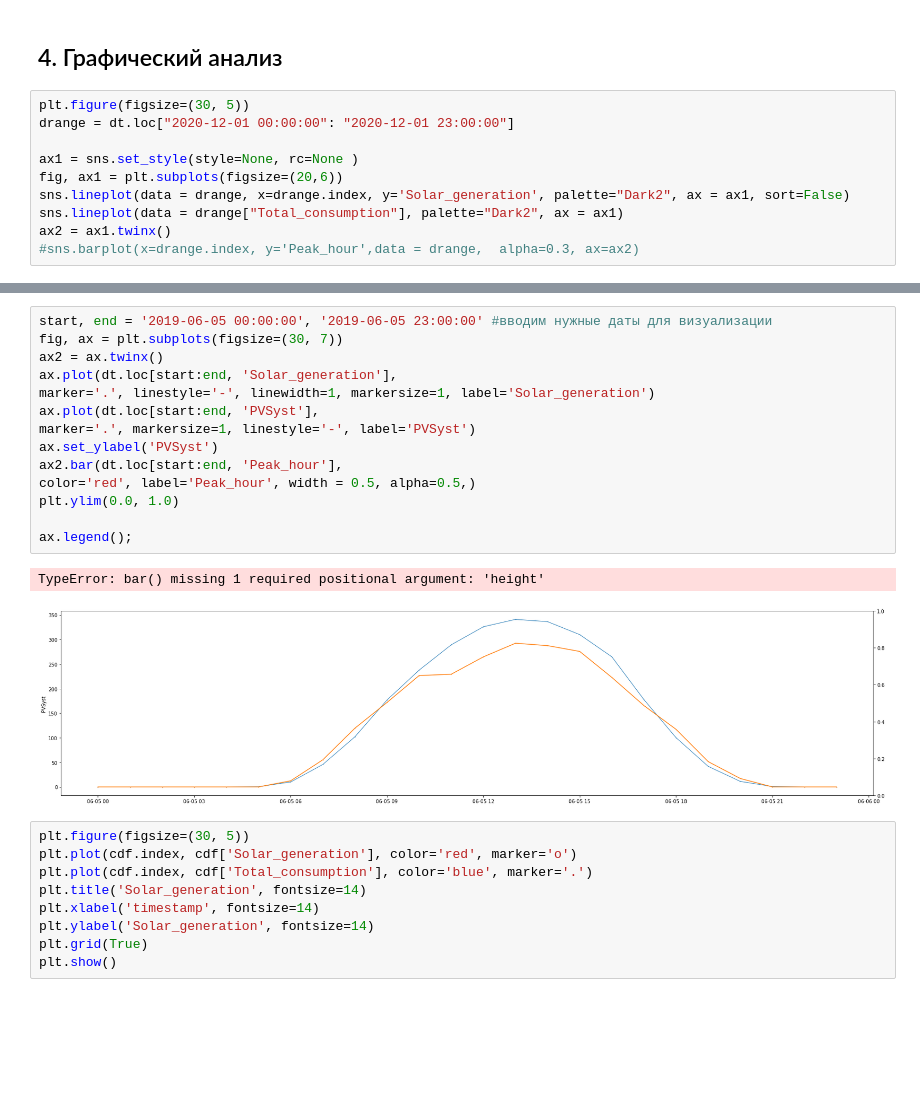
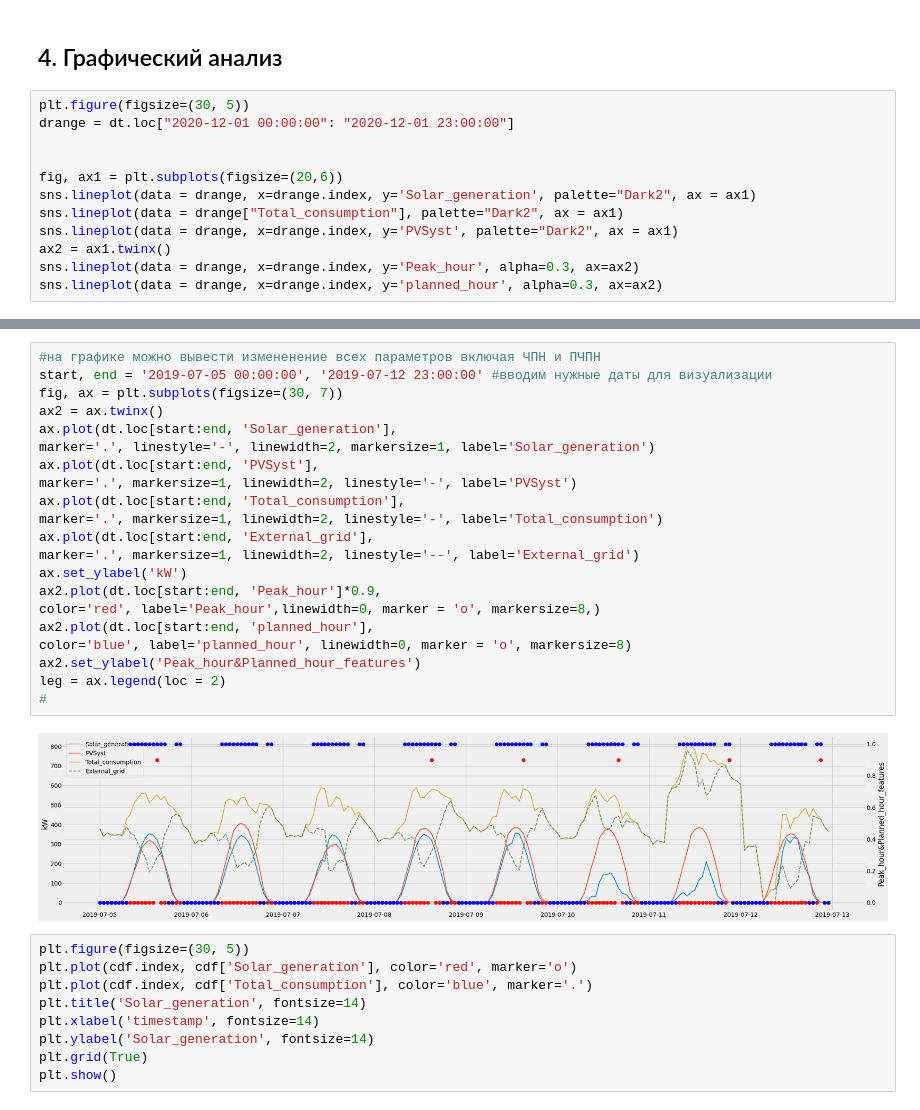
Before and after one commit to Randyrofed/Local_Control_system, a Jupyter notebook: Local_Control_System.ipynb, the cells around one changed output, grey strips where cells are left out. Drawn from its saved outputs; the diff is of its cells as text; blank space fills up the shorter version.

```diff
--- a/Local_Control_System.ipynb
+++ b/Local_Control_System.ipynb
@@ -194,10 +194,12 @@ dt.tail(120)
 plt.figure(figsize=(30, 5))
 drange = dt.loc["2020-12-01 00:00:00": "2020-12-01 23:00:00"]
 
-ax1 = sns.set_style(style=None, rc=None )
+
 fig, ax1 = plt.subplots(figsize=(20,6))
-sns.lineplot(data = drange, x=drange.index, y='Solar_generation', palette="Dark2", ax = ax1, sort=False)
+sns.lineplot(data = drange, x=drange.index, y='Solar_generation', palette="Dark2", ax = ax1)
 sns.lineplot(data = drange["Total_consumption"], palette="Dark2", ax = ax1)
+sns.lineplot(data = drange, x=drange.index, y='PVSyst', palette="Dark2", ax = ax1)
 ax2 = ax1.twinx()
-#sns.barplot(x=drange.index, y='Peak_hour',data = drange,  alpha=0.3, ax=ax2)
+sns.lineplot(data = drange, x=drange.index, y='Peak_hour', alpha=0.3, ax=ax2)
+sns.lineplot(data = drange, x=drange.index, y='planned_hour', alpha=0.3, ax=ax2)
 # %% [output]
@@ -206,20 +209,26 @@ ax2 = ax1.twinx()
 # %%
-start, end = '2019-06-05 00:00:00', '2019-06-05 23:00:00' #вводим нужные даты для визуализации
+#на графике можно вывести измененение всех параметров включая ЧПН и ПЧПН
+start, end = '2019-07-05 00:00:00', '2019-07-12 23:00:00' #вводим нужные даты для визуализации
 fig, ax = plt.subplots(figsize=(30, 7))
 ax2 = ax.twinx()
 ax.plot(dt.loc[start:end, 'Solar_generation'],
-marker='.', linestyle='-', linewidth=1, markersize=1, label='Solar_generation')
+marker='.', linestyle='-', linewidth=2, markersize=1, label='Solar_generation')
 ax.plot(dt.loc[start:end, 'PVSyst'],
-marker='.', markersize=1, linestyle='-', label='PVSyst')
-ax.set_ylabel('PVSyst')
-ax2.bar(dt.loc[start:end, 'Peak_hour'],
-color='red', label='Peak_hour', width = 0.5, alpha=0.5,)
-plt.ylim(0.0, 1.0)
-
-ax.legend();
+marker='.', markersize=1, linewidth=2, linestyle='-', label='PVSyst')
+ax.plot(dt.loc[start:end, 'Total_consumption'],
+marker='.', markersize=1, linewidth=2, linestyle='-', label='Total_consumption')
+ax.plot(dt.loc[start:end, 'External_grid'],
+marker='.', markersize=1, linewidth=2, linestyle='--', label='External_grid')
+ax.set_ylabel('kW')
+ax2.plot(dt.loc[start:end, 'Peak_hour']*0.9,
+color='red', label='Peak_hour',linewidth=0, marker = 'o', markersize=8,)
+ax2.plot(dt.loc[start:end, 'planned_hour'],
+color='blue', label='planned_hour', linewidth=0, marker = 'o', markersize=8)
+ax2.set_ylabel('Peak_hour&Planned_hour_features')
+leg = ax.legend(loc = 2)
+#
 # %% [output]
-TypeError: bar() missing 1 required positional argument: 'height'
-[figure, old version]
+[figure, new version]
 # %%
 plt.figure(figsize=(30, 5))
 plt.plot(cdf.index, cdf['Solar_generation'], color='red', marker='o')
```
Also changed, not shown: parts of 1 cell of this notebook.
